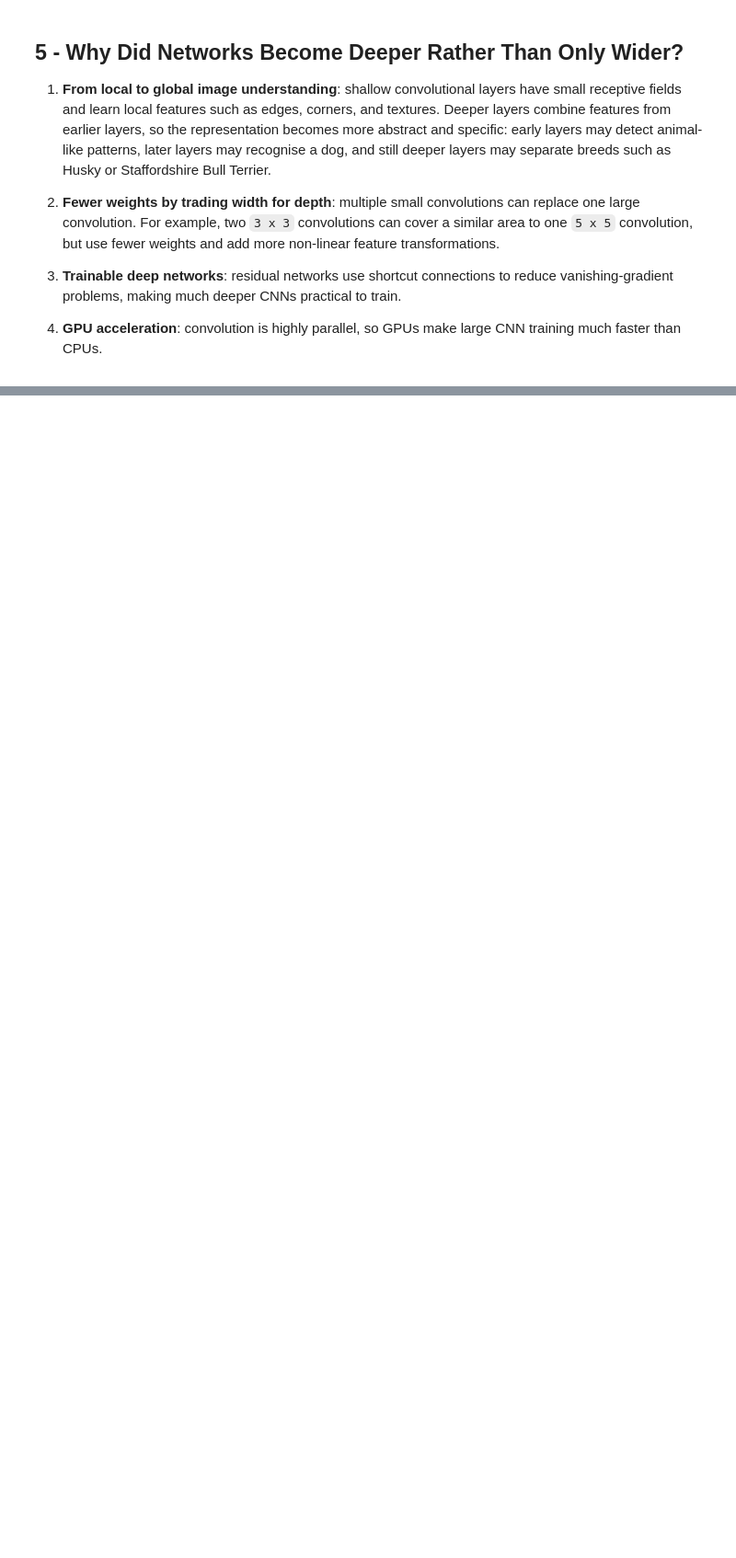
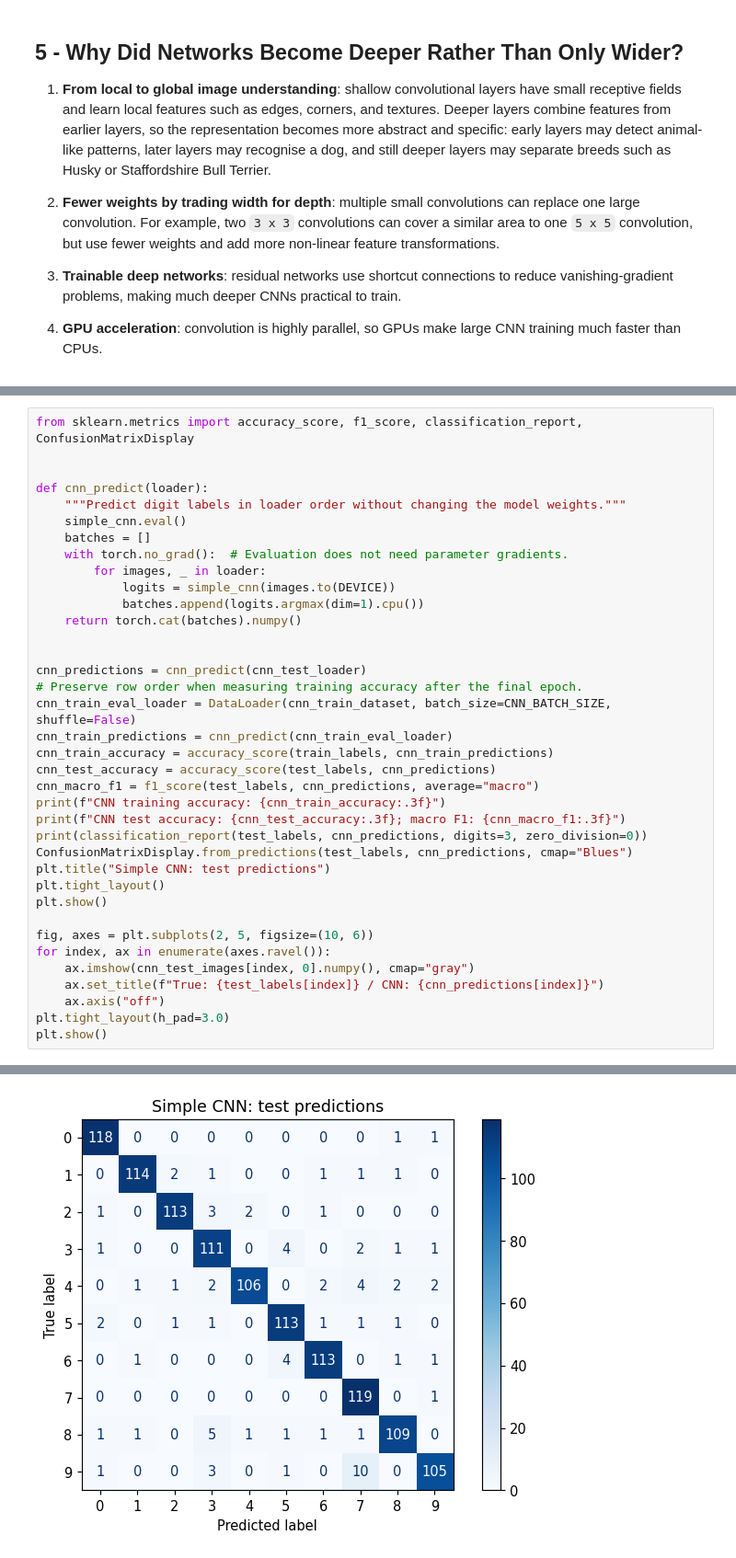
Before and after one commit to wlos/ai_with_python_course, a Jupyter notebook: Session16 Introduction to Deep Learning and Image Processing 1.ipynb, the cells around one changed output, grey strips where cells are left out. Shown at 92% size. Drawn from its saved outputs; the diff is of its cells as text; blank space fills up the shorter version.

```diff
--- a/Session16 Introduction to Deep Learning and Image Processing 1.ipynb
+++ b/Session16 Introduction to Deep Learning and Image Processing 1.ipynb
@@ -733,0 +643,38 @@ timing_df
+# %%
+from sklearn.metrics import accuracy_score, f1_score, classification_report, ConfusionMatrixDisplay
+
+
+def cnn_predict(loader):
+    """Predict digit labels in loader order without changing the model weights."""
+    simple_cnn.eval()
+    batches = []
+    with torch.no_grad():  # Evaluation does not need parameter gradients.
+        for images, _ in loader:
+            logits = simple_cnn(images.to(DEVICE))
+            batches.append(logits.argmax(dim=1).cpu())
+    return torch.cat(batches).numpy()
+
+
+cnn_predictions = cnn_predict(cnn_test_loader)
+# Preserve row order when measuring training accuracy after the final epoch.
+cnn_train_eval_loader = DataLoader(cnn_train_dataset, batch_size=CNN_BATCH_SIZE, shuffle=False)
+cnn_train_predictions = cnn_predict(cnn_train_eval_loader)
+cnn_train_accuracy = accuracy_score(train_labels, cnn_train_predictions)
+cnn_test_accuracy = accuracy_score(test_labels, cnn_predictions)
+cnn_macro_f1 = f1_score(test_labels, cnn_predictions, average="macro")
+print(f"CNN training accuracy: {cnn_train_accuracy:.3f}")
+print(f"CNN test accuracy: {cnn_test_accuracy:.3f}; macro F1: {cnn_macro_f1:.3f}")
+print(classification_report(test_labels, cnn_predictions, digits=3, zero_division=0))
+ConfusionMatrixDisplay.from_predictions(test_labels, cnn_predictions, cmap="Blues")
+plt.title("Simple CNN: test predictions")
+plt.tight_layout()
+plt.show()
+
+fig, axes = plt.subplots(2, 5, figsize=(10, 6))
+for index, ax in enumerate(axes.ravel()):
+    ax.imshow(cnn_test_images[index, 0].numpy(), cmap="gray")
+    ax.set_title(f"True: {test_labels[index]} / CNN: {cnn_predictions[index]}")
+    ax.axis("off")
+plt.tight_layout(h_pad=3.0)
+plt.show()
+# %% [output]
@@ -733,0 +699 @@ timing_df
+[figure, added]
```
Also changed, not shown: parts of 38 cells of this notebook, 2 other files.
